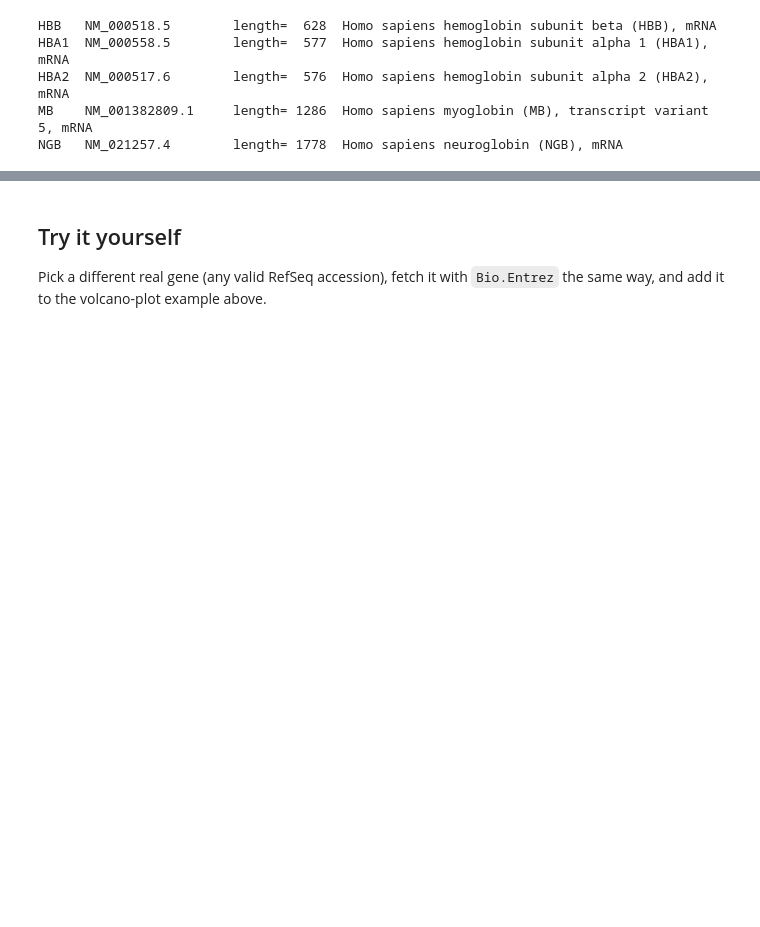
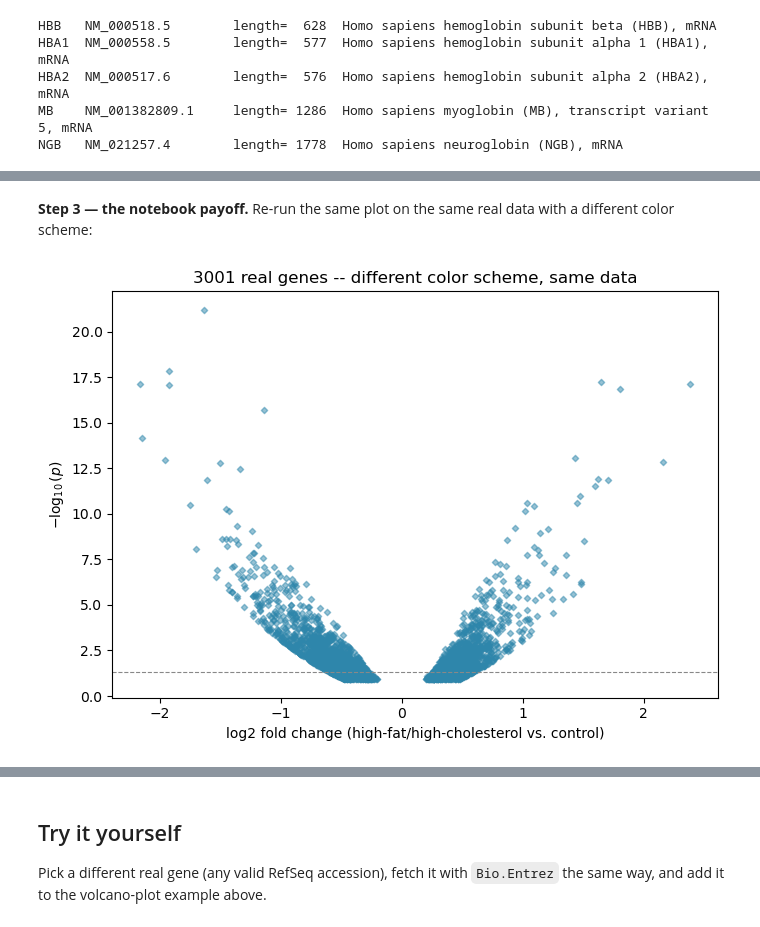
Before and after one commit to ElofssonLab/kb8029-book, a Jupyter notebook: notebooks/day02-tensors-and-a-first-class.ipynb, the cells around one changed output, grey strips where cells are left out. Drawn from its saved outputs; the diff is of its cells as text; code cells hidden in the pictures; blank space fills up the shorter version.

```diff
--- a/notebooks/day02-tensors-and-a-first-class.ipynb
+++ b/notebooks/day02-tensors-and-a-first-class.ipynb
@@ -486,0 +576,14 @@ Three plots, three small edits, three re-runs -- no rebuild from scratch.
+# %% [markdown]
+**Step 3 — the notebook payoff.** Re-run the same plot on the same real
+data with a different color scheme:
+# %%
+fig, ax = plt.subplots(figsize=(7, 5))
+ax.scatter(log2fcs, neglog10p, s=10, alpha=0.5, color="#2e86ab", marker="D")
+ax.axhline(-np.log10(0.05), color="#888", linestyle="--", linewidth=0.8)
+ax.set_xlabel("log2 fold change (high-fat/high-cholesterol vs. control)")
+ax.set_ylabel(r"$-\log_{10}(p)$")
+ax.set_title(f"{len(df)} real genes -- different color scheme, same data")
+plt.tight_layout()
+plt.show()
+# %% [output]
+[figure, added]
```
Also changed, not shown: parts of 24 cells of this notebook, 2 other files.
